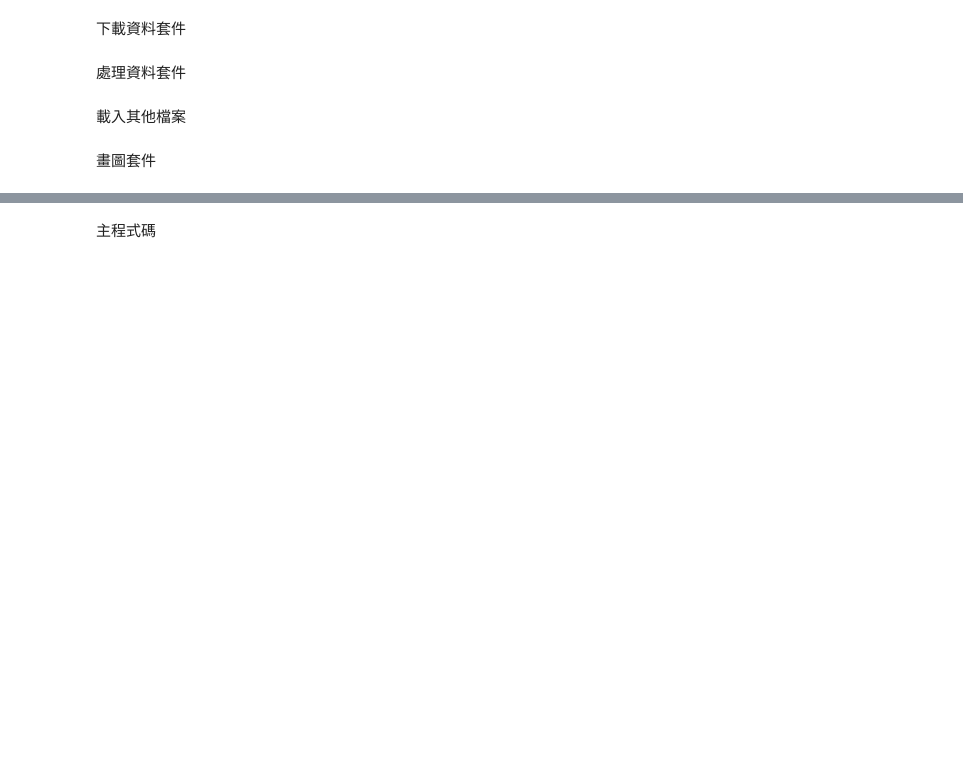
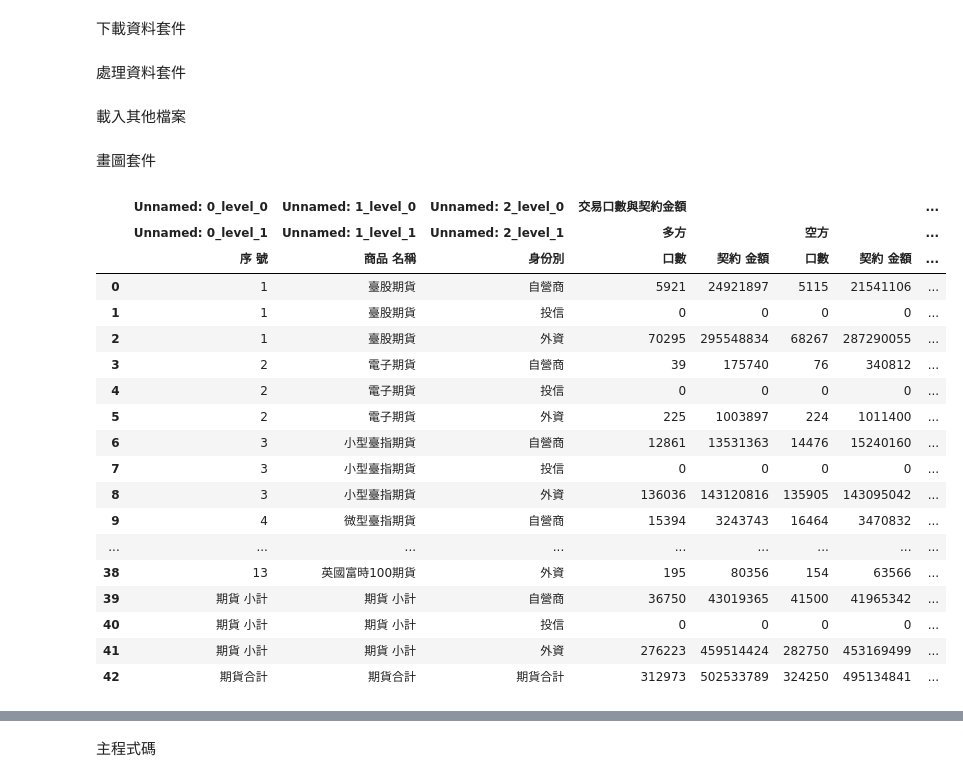
Before and after one commit to hsingyung-wang/pyDB, a Jupyter notebook: crawler.ipynb, the cells around one changed output, grey strips where cells are left out. Saved outputs shown, nothing was run; the diff lists cells and outputs as text; code cells hidden in the pictures; blank space fills up the shorter version.

```diff
--- a/crawler.ipynb
+++ b/crawler.ipynb
@@ -18,0 +33,38 @@ from headers import *
+# %%
+url = "https://www.taifex.com.tw/cht/3/futContractsDateAh"
+date="2024/09/09"
+params = {
+             'queryType': '2',
+             'goDay': '',
+             'doQuery': '1',
+             'dateaddcnt': '',
+             'queryDate': date
+         }
+response = requests.post(url,headers=TAIFEX_OI,data=params)
+response.raise_for_status()
+# %%
+soup = BeautifulSoup(response.content,'html.parser')
+table = soup.table
+df = pd.read_html(StringIO(str(table)))
+df = df[0]
+df
+# %% [output]
+|  | Unnamed: 0_level_0 | Unnamed: 1_level_0 | Unnamed: 2_level_0 | 交易口數與契約金額 |  |  |  | ... |
+|  | Unnamed: 0_level_1 | Unnamed: 1_level_1 | Unnamed: 2_level_1 | 多方 |  | 空方 |  | ... |
+|  | 序 號 | 商品 名稱 | 身份別 | 口數 | 契約 金額 | 口數 | 契約 金額 | ... |
+| 0 | 1 | 臺股期貨 | 自營商 | 5921 | 24921897 | 5115 | 21541106 | ... |
+| 1 | 1 | 臺股期貨 | 投信 | 0 | 0 | 0 | 0 | ... |
+| 2 | 1 | 臺股期貨 | 外資 | 70295 | 295548834 | 68267 | 287290055 | ... |
+| 3 | 2 | 電子期貨 | 自營商 | 39 | 175740 | 76 | 340812 | ... |
+| 4 | 2 | 電子期貨 | 投信 | 0 | 0 | 0 | 0 | ... |
+| 5 | 2 | 電子期貨 | 外資 | 225 | 1003897 | 224 | 1011400 | ... |
+| 6 | 3 | 小型臺指期貨 | 自營商 | 12861 | 13531363 | 14476 | 15240160 | ... |
+| 7 | 3 | 小型臺指期貨 | 投信 | 0 | 0 | 0 | 0 | ... |
+| 8 | 3 | 小型臺指期貨 | 外資 | 136036 | 143120816 | 135905 | 143095042 | ... |
+| 9 | 4 | 微型臺指期貨 | 自營商 | 15394 | 3243743 | 16464 | 3470832 | ... |
+| ... | ... | ... | ... | ... | ... | ... | ... | ... |
+| 38 | 13 | 英國富時100期貨 | 外資 | 195 | 80356 | 154 | 63566 | ... |
+| 39 | 期貨 小計 | 期貨 小計 | 自營商 | 36750 | 43019365 | 41500 | 41965342 | ... |
+| 40 | 期貨 小計 | 期貨 小計 | 投信 | 0 | 0 | 0 | 0 | ... |
+| 41 | 期貨 小計 | 期貨 小計 | 外資 | 276223 | 459514424 | 282750 | 453169499 | ... |
+| 42 | 期貨合計 | 期貨合計 | 期貨合計 | 312973 | 502533789 | 324250 | 495134841 | ... |
```
Also changed, not shown: parts of 16 cells of this notebook, 5 other files.
